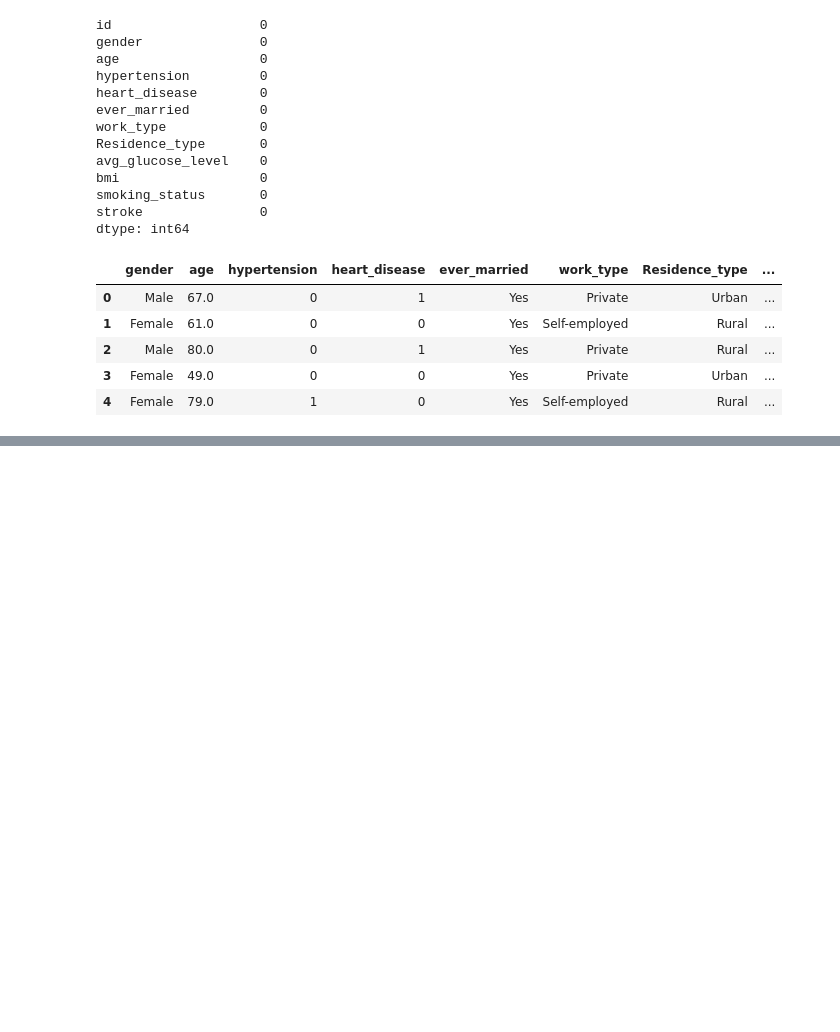
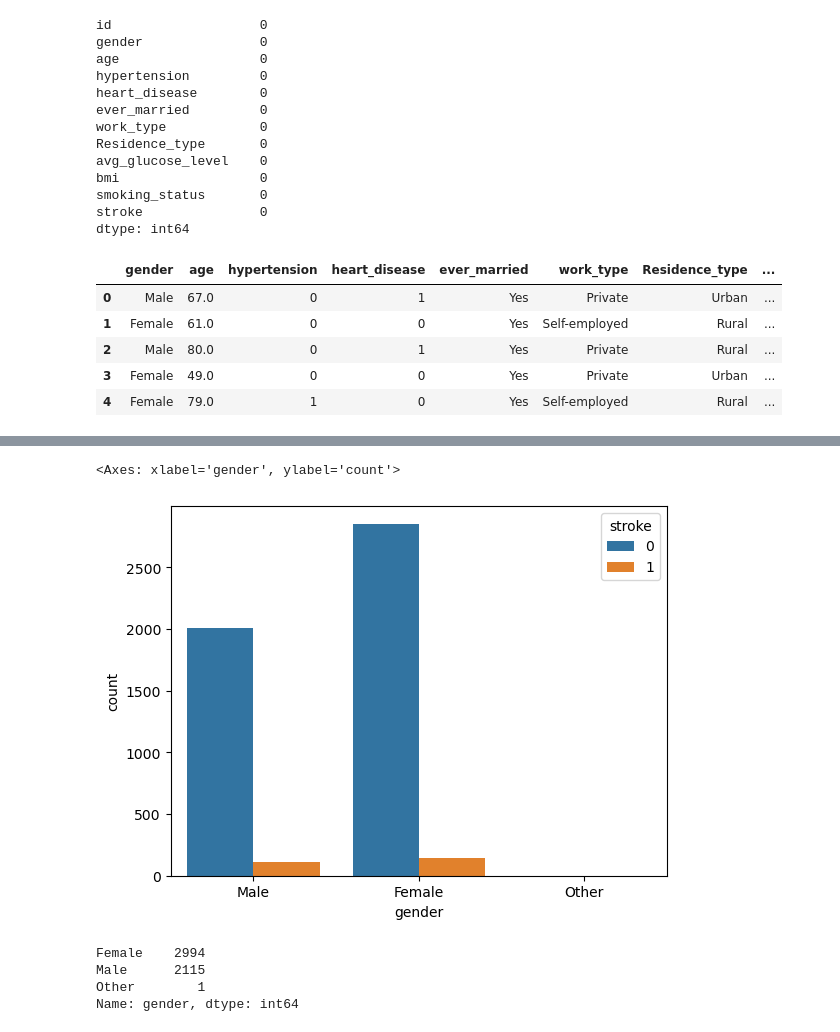
Before and after one commit to DevLenin06/Stroke-Prediction-Model, a Jupyter notebook: Stroke_Prediction_Model.ipynb, the cells around one changed output, grey strips where cells are left out. Drawn from its saved outputs; the diff is of its cells as text; code cells hidden in the pictures; blank space fills up the shorter version.

```diff
--- a/Stroke_Prediction_Model.ipynb
+++ b/Stroke_Prediction_Model.ipynb
@@ -92,0 +111,12 @@ df.head()
+# %%
+sns.countplot(x='gender',data=df,hue='stroke')
+# %% [output]
+<Axes: xlabel='gender', ylabel='count'>
+[figure, added]
+# %%
+df['gender'].value_counts()
+# %% [output]
+Female    2994
+Male      2115
+Other        1
+Name: gender, dtype: int64
```
Also changed, not shown: parts of 3 cells of this notebook.
